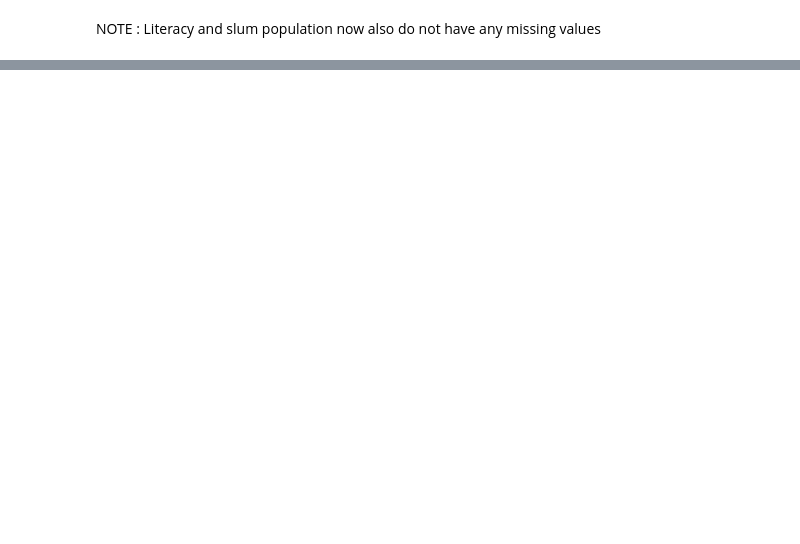
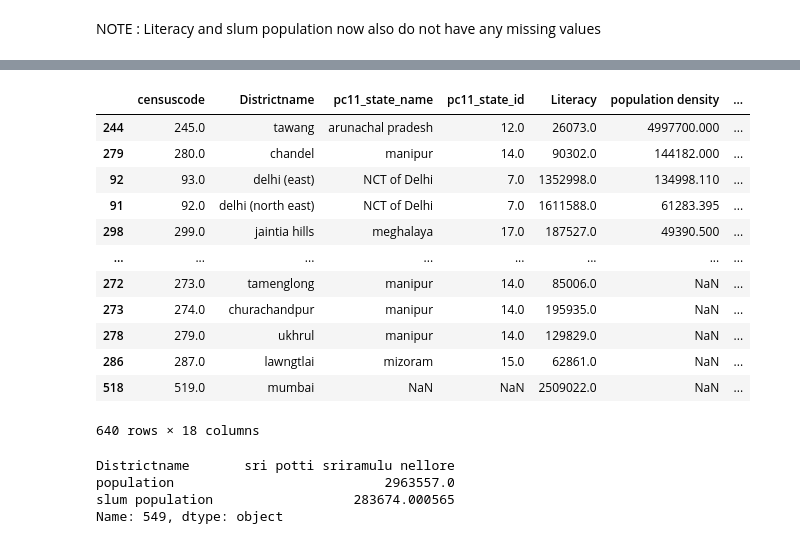
Before and after one commit to Daniel-Los/Introduction-to-datascience-final-project, a Jupyter notebook: Dataframes.ipynb, the cells around one changed output, grey strips where cells are left out. Cells and saved outputs as stored; diff of their text form; code cells hidden in the pictures; blank space fills up the shorter version.

```diff
--- a/Dataframes.ipynb
+++ b/Dataframes.ipynb
@@ -548,0 +644,17 @@ champion.sort_values("population", ascending = False).head(10)
+# %%
+#new dehli verdelen over zijn pop zowel deaths als cases
+
+#indices are 89:97
+champion.iloc[89:98]
+
+#values found (hardcoded, value was only registering city centre)
+total_cases_nd = 750156.0
+total_deaths_nd = 11436.0
+
+
+champion.iloc[89:98]['total_cases'] = total_cases_nd
+champion.iloc[89:98]['total_deaths'] = total_deaths_nd
+champion.iloc[89:98]['pc11_state_name'] = 'NCT of Delhi'
+champion.iloc[89:98]['pc11_state_id'] = 7.0
+
+champion.iloc[89:98]
@@ -553,2 +704,26 @@ champion.sort_values("population", ascending = False).head(10)
+# %%
+champion.sort_values(by= 'population density', ascending = False)
+# %% [output]
+|  | censuscode | Districtname | pc11_state_name | pc11_state_id | Literacy | population density | ... |
+| 244 | 245.0 | tawang | arunachal pradesh | 12.0 | 26073.0 | 4997700.000 | ... |
+| 279 | 280.0 | chandel | manipur | 14.0 | 90302.0 | 144182.000 | ... |
+| 92 | 93.0 | delhi (east) | NCT of Delhi | 7.0 | 1352998.0 | 134998.110 | ... |
+| 91 | 92.0 | delhi (north east) | NCT of Delhi | 7.0 | 1611588.0 | 61283.395 | ... |
+| 298 | 299.0 | jaintia hills | meghalaya | 17.0 | 187527.0 | 49390.500 | ... |
+| ... | ... | ... | ... | ... | ... | ... | ... |
+| 272 | 273.0 | tamenglong | manipur | 14.0 | 85006.0 | NaN | ... |
+| 273 | 274.0 | churachandpur | manipur | 14.0 | 195935.0 | NaN | ... |
+| 278 | 279.0 | ukhrul | manipur | 14.0 | 129829.0 | NaN | ... |
+| 286 | 287.0 | lawngtlai | mizoram | 15.0 | 62861.0 | NaN | ... |
+| 518 | 519.0 | mumbai | NaN | NaN | 2509022.0 | NaN | ... |
+640 rows × 18 columns
 # %%
 #names_frame 549 slum pop is raar
+
+champion.iloc[549][['Districtname','population','slum population']]
+champion['population density'] = champion['population']/champion['pc11_tot_area']
+# %% [output]
+Districtname       sri potti sriramulu nellore
+population                           2963557.0
+slum population                  283674.000565
+Name: 549, dtype: object
```
Also changed, not shown: parts of 14 cells of this notebook.
